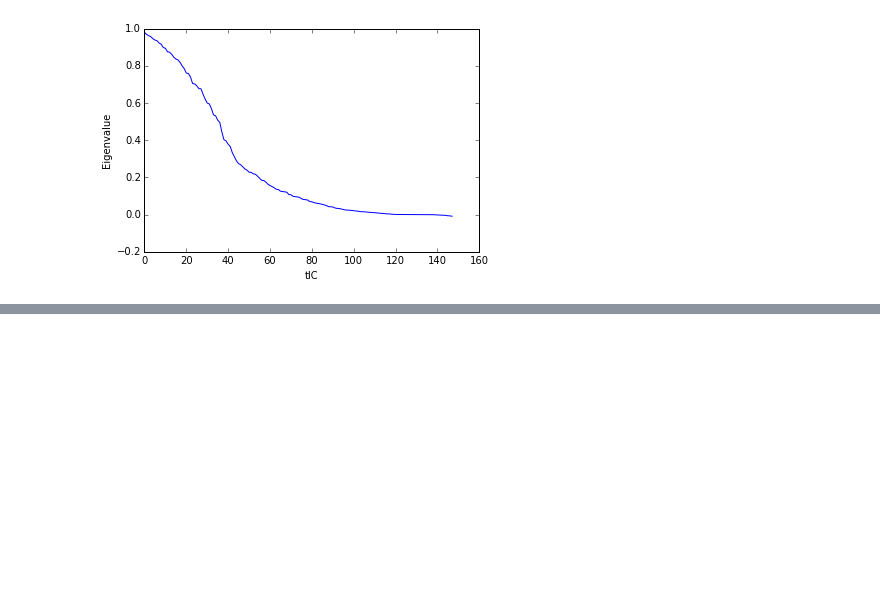
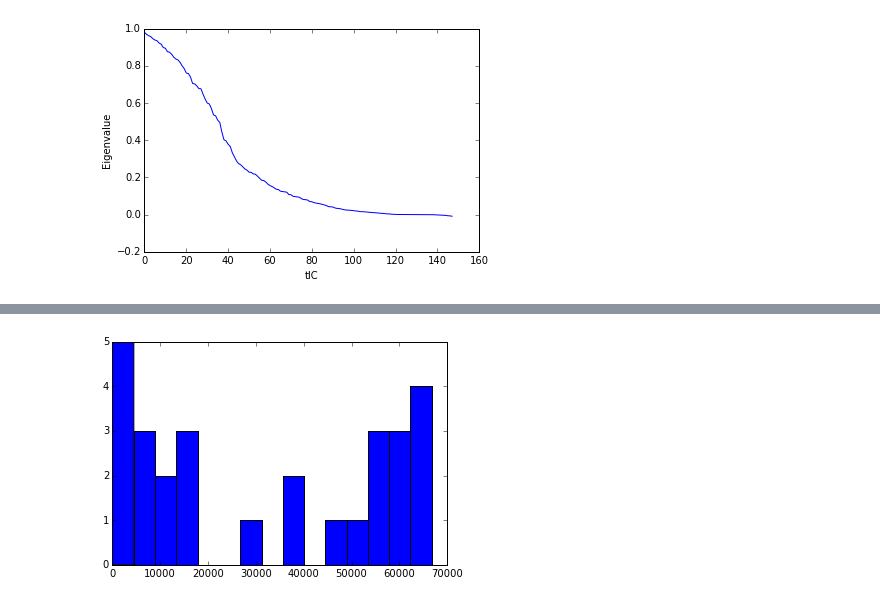
Before and after one commit to maxentile/msm-learn, a Jupyter notebook: notebooks/Trajectory overlap plot.ipynb, the cells around one changed output, grey strips where cells are left out. Saved outputs shown, nothing was run; the diff lists cells and outputs as text; code cells hidden in the pictures; blank space fills up the shorter version.

```diff
--- a/notebooks/Trajectory overlap plot.ipynb
+++ b/notebooks/Trajectory overlap plot.ipynb
@@ -67,0 +140,4 @@ plt.ylabel('Eigenvalue')
+# %%
+plt.hist(total_overlap,bins=15);
+# %% [output]
+[figure, added]
```
Also changed, not shown: parts of 25 cells of this notebook, 4 other files.
